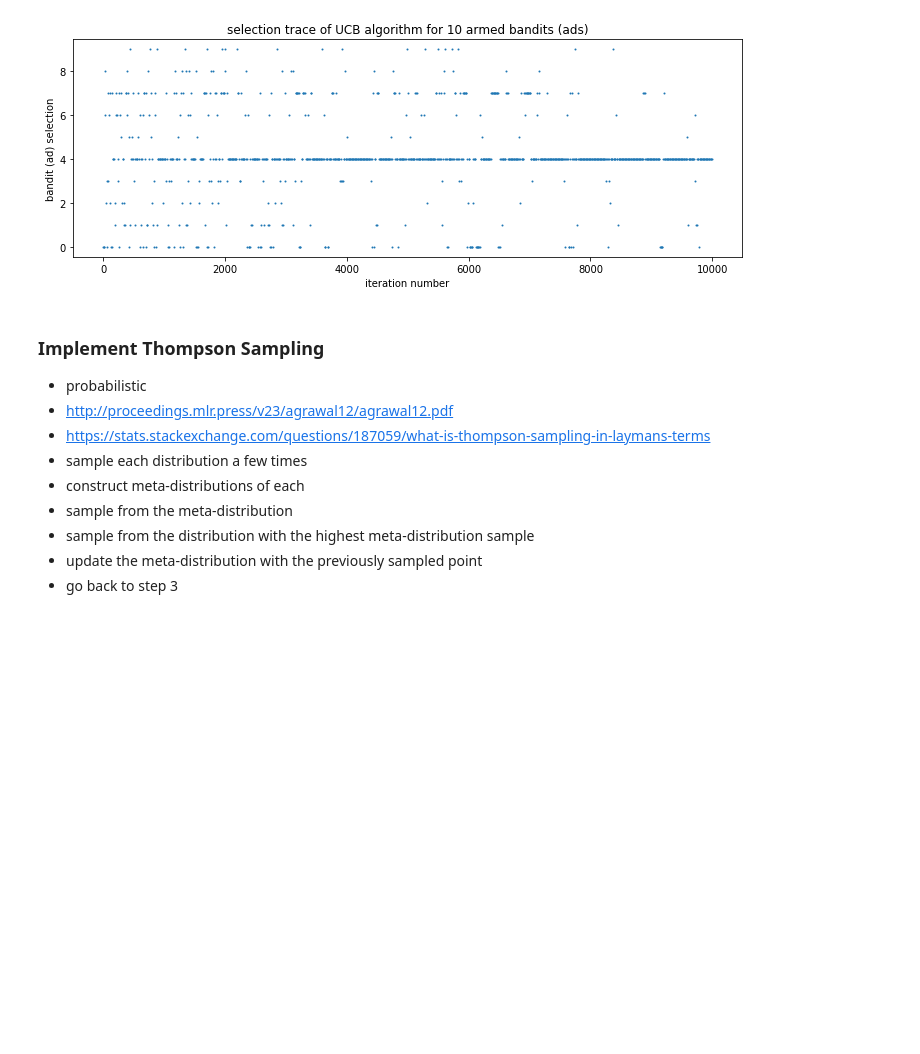
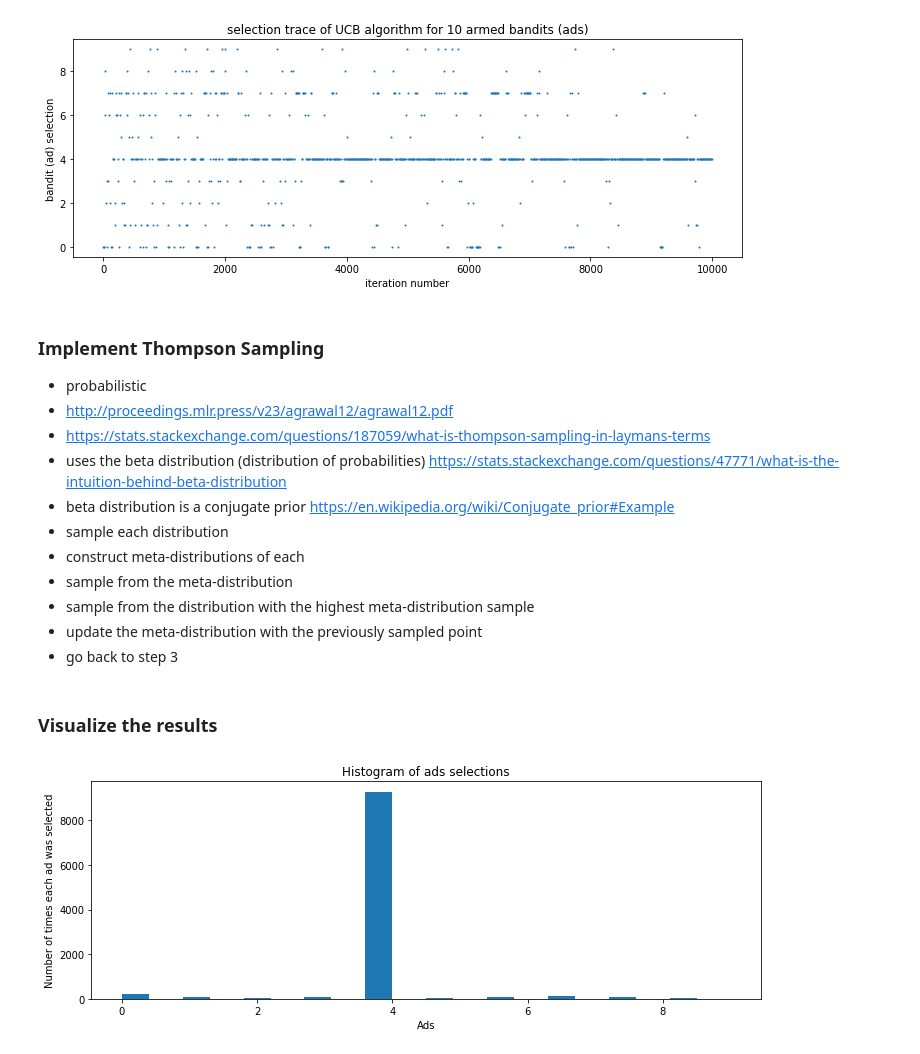
Before and after one commit to darrahts/machinelearning, a Jupyter notebook: reinforcementLearning/reinforcementLearning.ipynb, the cells around one changed output. Cells and saved outputs as stored; diff of their text form; code cells hidden in the pictures; blank space fills up the shorter version.

Commit message:
finished thompson sampling

```diff
--- a/reinforcementLearning/reinforcementLearning.ipynb
+++ b/reinforcementLearning/reinforcementLearning.ipynb
@@ -146,9 +146,44 @@ plt.show()
 - probabilistic
 - http://proceedings.mlr.press/v23/agrawal12/agrawal12.pdf
 - https://stats.stackexchange.com/questions/187059/what-is-thompson-sampling-in-laymans-terms
-- sample each distribution a few times
+- uses the beta distribution (distribution of probabilities) https://stats.stackexchange.com/questions/47771/what-is-the-intuition-behind-beta-distribution
+- beta distribution is a conjugate prior https://en.wikipedia.org/wiki/Conjugate_prior#Example
+- sample each distribution
 - construct meta-distributions of each
 - sample from the meta-distribution
 - sample from the distribution with the highest meta-distribution sample
 - update the meta-distribution with the previously sampled point
 - go back to step 3
+# %%
+# initialize vectors for thompson sampling
+numRewardOnes = np.zeros(cols)
+numRewardZeros = np.zeros(cols)
+selected = []
+totalReward = 0
+# %%
+for i in range(0, rows):
+    maxRand = 0
+    ad = 0
+    for j in range(0, cols):
+        randBeta = random.betavariate(numRewardOnes[j]+1, numRewardZeros[j]+1) #sample the meta-distribution
+        if(randBeta > maxRand):
+            maxRand = randBeta
+            ad = j
+    selected.append(ad)
+    curReward = df.values[i, ad]#get the reward (whether they clicked or not) of the current ad
+    if(curReward == 1):
+        np.add.at(numRewardOnes, ad, 1)
+    else:
+        np.add.at(numRewardZeros, ad, 1)
+    totalReward = totalReward + curReward
+# %% [markdown]
+### Visualize the results
+# %%
+plt.figure(figsize=(12,4))
+plt.hist(selected, width=.4)
+plt.title('Histogram of ads selections')
+plt.xlabel('Ads')
+plt.ylabel('Number of times each ad was selected')
+plt.show()
+# %% [output]
+[figure, added]
```
Also changed, not shown: parts of 2 cells of this notebook.
